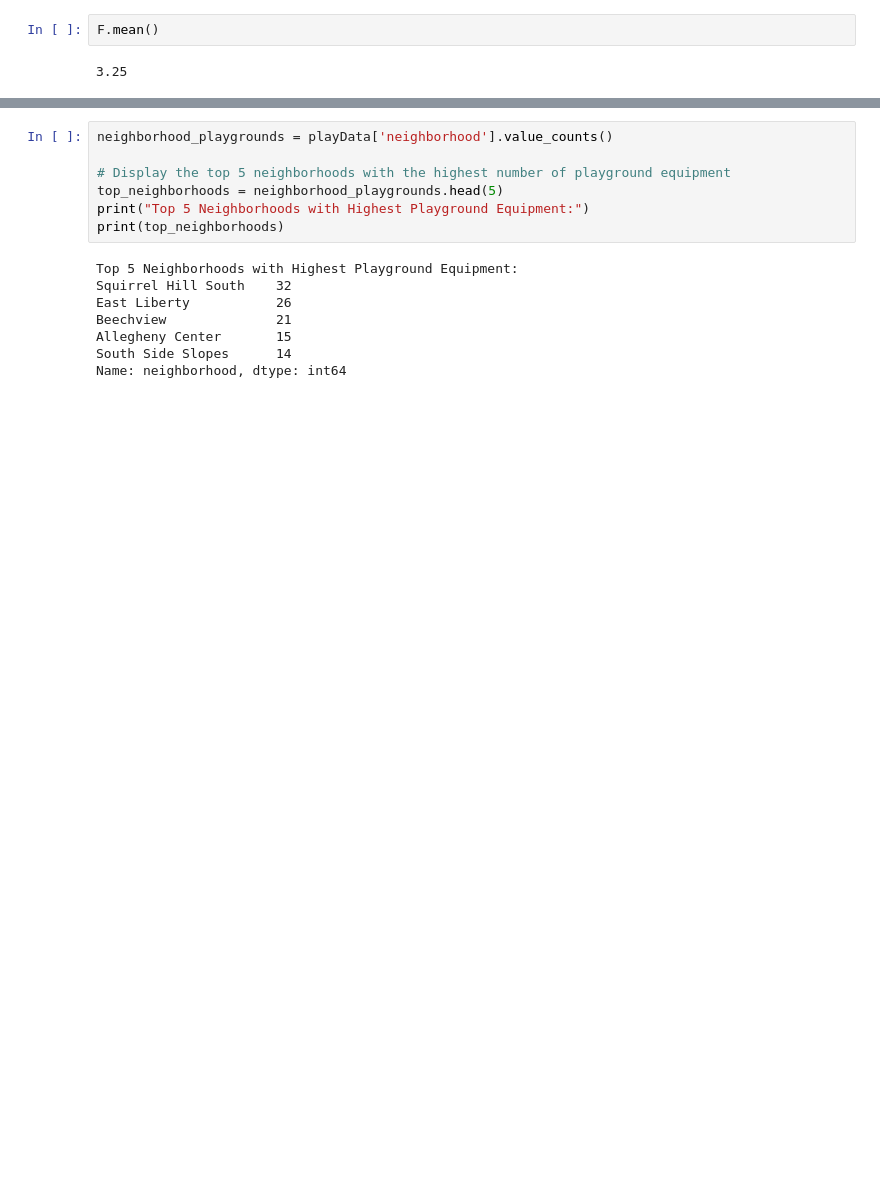
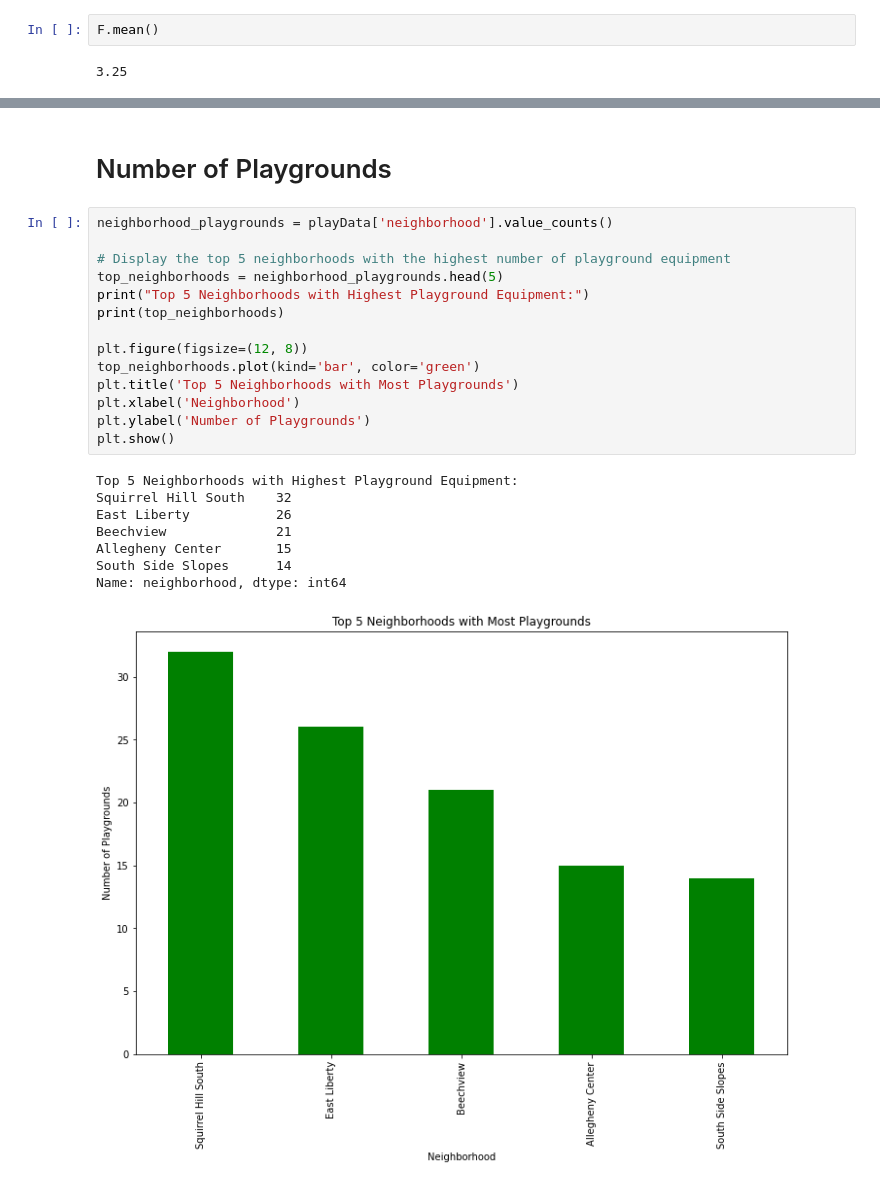
Before and after one commit to haydenagh/CMPINF0010-FINAL, a Jupyter notebook: Final.ipynb, the cells around one changed output, grey strips where cells are left out. Saved outputs shown, nothing was run; the diff lists cells and outputs as text; blank space fills up the shorter version.

```diff
--- a/Final.ipynb
+++ b/Final.ipynb
@@ -117,15 +167,25 @@ Name: neighborhood, dtype: int64
+# %% [markdown]
+# Number of Playgrounds
 # %%
 neighborhood_playgrounds = playData['neighborhood'].value_counts()
 
 # Display the top 5 neighborhoods with the highest number of playground equipment
 top_neighborhoods = neighborhood_playgrounds.head(5)
 print("Top 5 Neighborhoods with Highest Playground Equipment:")
 print(top_neighborhoods)
+
+plt.figure(figsize=(12, 8))
+top_neighborhoods.plot(kind='bar', color='green')
+plt.title('Top 5 Neighborhoods with Most Playgrounds')
+plt.xlabel('Neighborhood')
+plt.ylabel('Number of Playgrounds')
+plt.show()
 # %% [output]
 Top 5 Neighborhoods with Highest Playground Equipment:
 Squirrel Hill South    32
 East Liberty           26
 Beechview              21
 Allegheny Center       15
 South Side Slopes      14
 Name: neighborhood, dtype: int64
+[figure, added]
```
Also changed, not shown: parts of 21 cells of this notebook.
